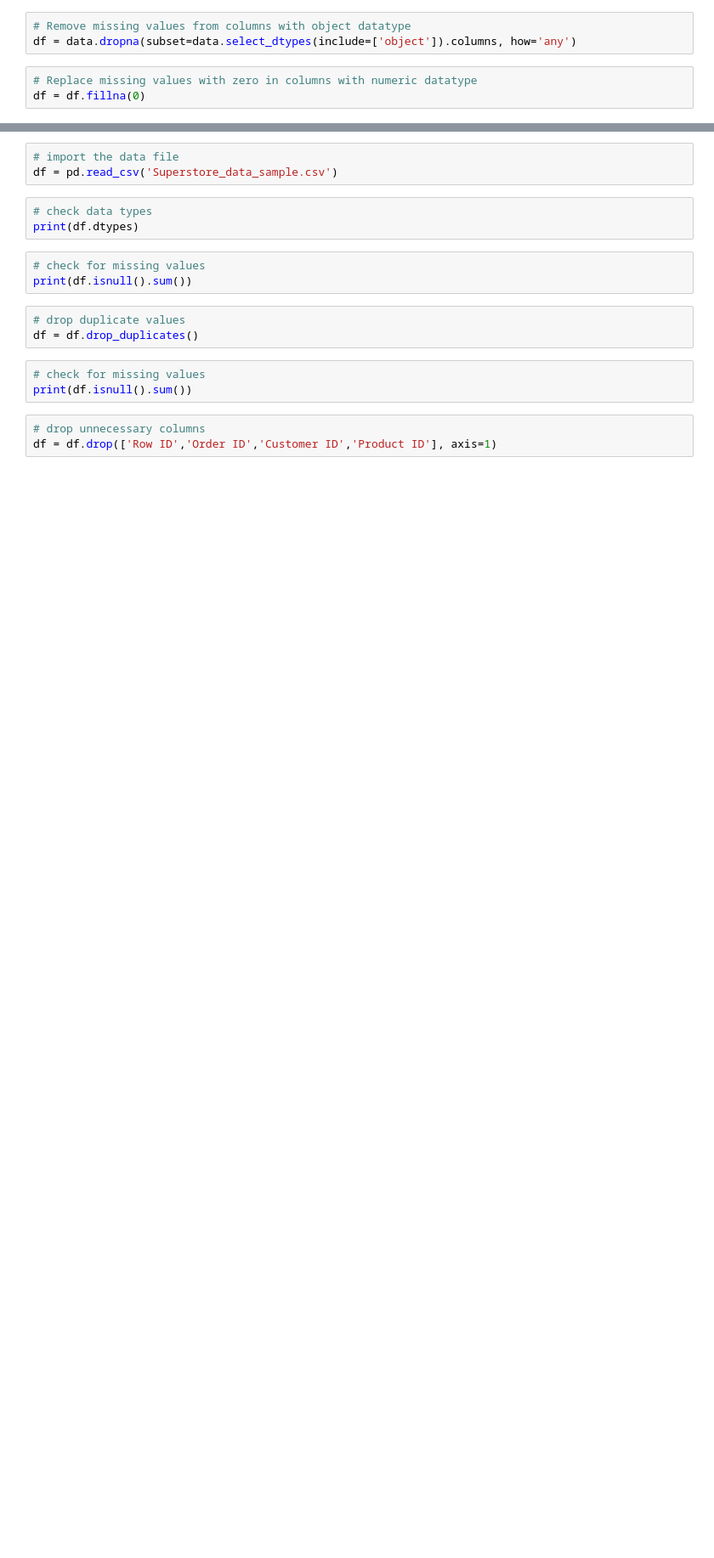
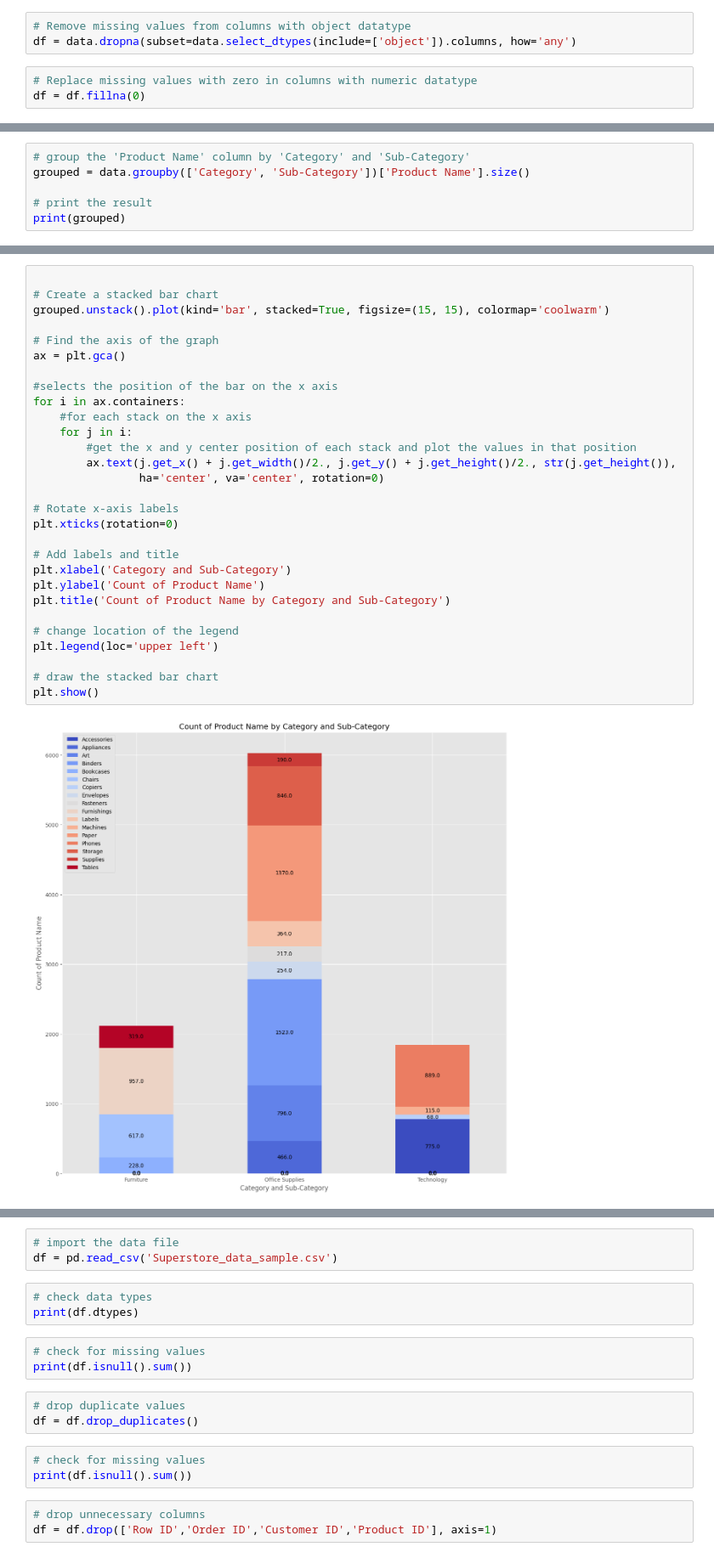
Before and after one commit to DrMemoryFish/university_database, a Jupyter notebook: Week 09 Pandas 01/Pandas.ipynb, the cells around one changed output, grey strips where cells are left out. Shown: that part at 85% size. Saved outputs shown, nothing was run; the diff lists cells and outputs as text; blank space fills up the shorter version.

```diff
--- a/Week 09 Pandas 01/Pandas.ipynb
+++ b/Week 09 Pandas 01/Pandas.ipynb
@@ -98,0 +120,6 @@ print(df.isnull().sum().sum()) # prints the total number of missing values in th
+# %%
+# group the 'Product Name' column by 'Category' and 'Sub-Category'
+grouped = data.groupby(['Category', 'Sub-Category'])['Product Name'].size()
+
+# print the result
+print(grouped)
@@ -98,0 +146,31 @@ print(df.isnull().sum().sum()) # prints the total number of missing values in th
+# %%
+
+# Create a stacked bar chart
+grouped.unstack().plot(kind='bar', stacked=True, figsize=(15, 15), colormap='coolwarm')
+
+# Find the axis of the graph
+ax = plt.gca()
+
+#selects the position of the bar on the x axis
+for i in ax.containers:
+    #for each stack on the x axis
+    for j in i:
+        #get the x and y center position of each stack and plot the values in that position
+        ax.text(j.get_x() + j.get_width()/2., j.get_y() + j.get_height()/2., str(j.get_height()),
+                ha='center', va='center', rotation=0)
+
+# Rotate x-axis labels
+plt.xticks(rotation=0)
+
+# Add labels and title
+plt.xlabel('Category and Sub-Category')
+plt.ylabel('Count of Product Name')
+plt.title('Count of Product Name by Category and Sub-Category')
+
+# change location of the legend
+plt.legend(loc='upper left')
+
+# draw the stacked bar chart
+plt.show()
+# %% [output]
+[figure, added]
```
Also changed, not shown: parts of 26 cells of this notebook.
